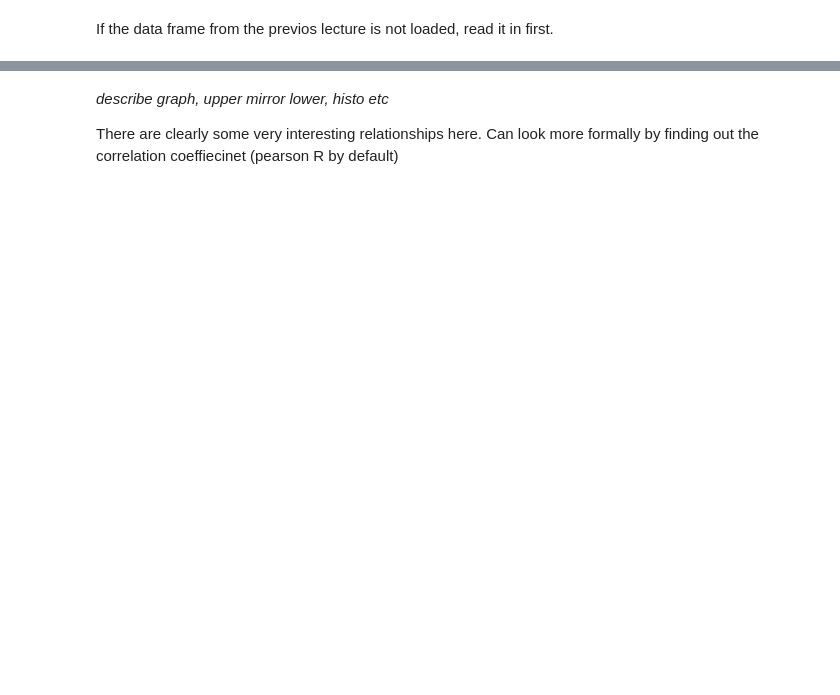
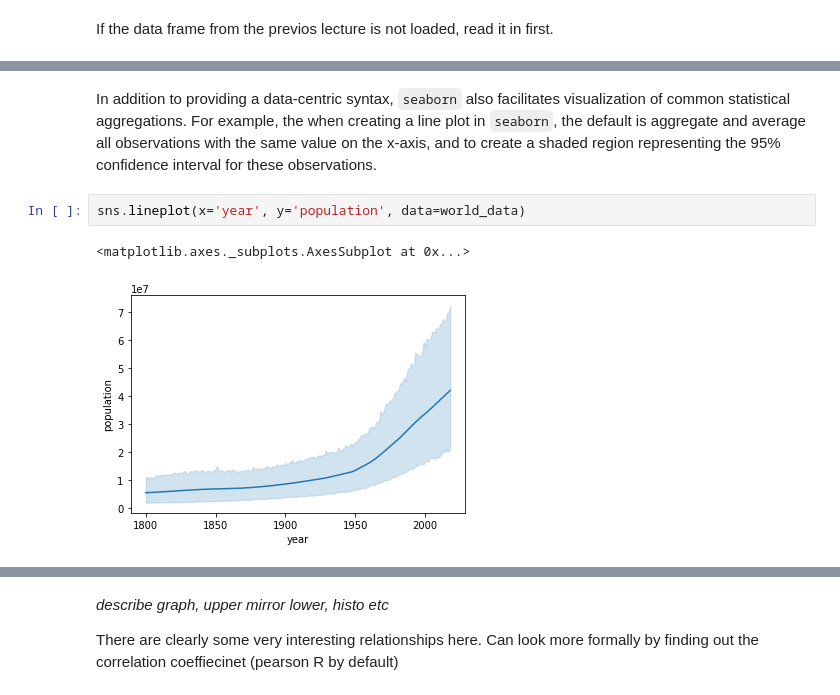
Before and after one commit to UofTCoders/2018-09-10-utoronto, a Jupyter notebook: code/3-dataviz-gapminder.ipynb, the cells around one changed output, grey strips where cells are left out. Cells and saved outputs as stored; diff of their text form; blank space fills up the shorter version.

```diff
--- a/code/3-dataviz-gapminder.ipynb
+++ b/code/3-dataviz-gapminder.ipynb
@@ -387,0 +177,7 @@ sns.pairplot(pop_reg_2018.drop('year', axis=1))
+# %% [markdown]
+In addition to providing a data-centric syntax, `seaborn` also facilitates visualization of common statistical aggregations. For example, the when creating a line plot in `seaborn`, the default is aggregate and average all observations with the same value on the x-axis, and to create a shaded region representing the 95% confidence interval for these observations.
+# %%
+sns.lineplot(x='year', y='population', data=world_data)
+# %% [output]
+<matplotlib.axes._subplots.AxesSubplot at 0x...>
+[figure, added]
```
Also changed, not shown: parts of 212 cells of this notebook.
